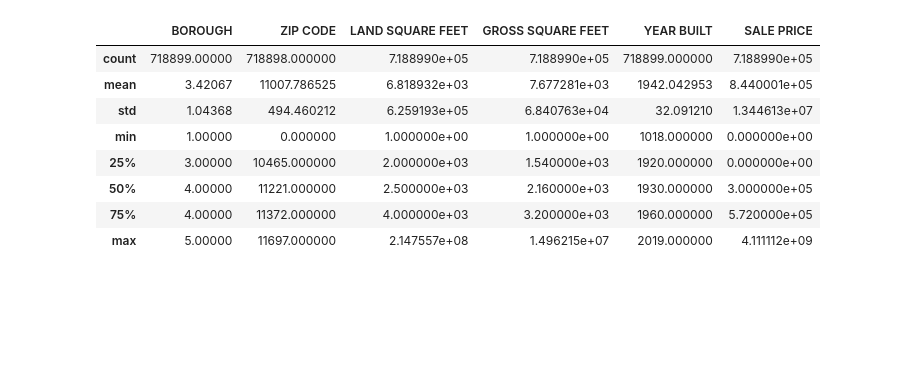
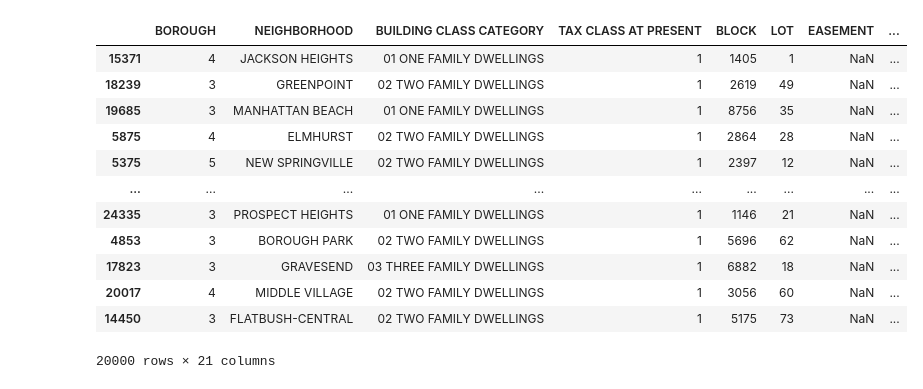
Before and after one commit to xinyuem7/nyc_housing_prediction, a Jupyter notebook: nyc-housing-price-prediction.ipynb, the cells around one changed output. Cells and saved outputs as stored; diff of their text form; code cells hidden in the pictures; blank space fills up the shorter version.

```diff
--- a/nyc-housing-price-prediction.ipynb
+++ b/nyc-housing-price-prediction.ipynb
@@ -11,10 +21,37 @@ for dirname, _, filenames in os.walk('/kaggle/input'):
         print(os.path.join(dirname, filename))
 
 # import dataset
-all_data = pd.read_csv('../input/nyc-housing-data-20032019/data.csv')
+queens = pd.read_excel("../input/nyu-properties-price-june-2021-to-may-2022/rollingsales_queens.xlsx")
+brooklyn = pd.read_excel("../input/nyu-properties-price-june-2021-to-may-2022/rollingsales_brooklyn.xlsx")
+manhattan = pd.read_excel("../input/nyu-properties-price-june-2021-to-may-2022/rollingsales_manhattan.xlsx")
+bronx = pd.read_excel("../input/nyu-properties-price-june-2021-to-may-2022/rollingsales_bronx.xlsx")
+statenisland = pd.read_excel("../input/nyu-properties-price-june-2021-to-may-2022/rollingsales_statenisland.xlsx")
+
+all_data = pd.concat([queens, brooklyn, manhattan, bronx, statenisland])
+
+# data cleaning for all_data
+all_data.info()
+all_data.describe()
+
+# According to all_data.info(), the following columns have NaN:
+# Land square feet
+# Gross square feet
+# Year built
+# Zip Code
+
+# According to all_data.describe(), the following columns have values equal to 0 which they should not have:
+# Land square feet
+# Gross square feet
+# Year built
+# Sale price
 
 # drop rows with NaN
-all_data.dropna(subset = ['LAND SQUARE FEET', 'GROSS SQUARE FEET', 'YEAR BUILT'], inplace = True)
+all_data.dropna(subset = ['LAND SQUARE FEET', 'GROSS SQUARE FEET', 'YEAR BUILT', 'SALE PRICE'], inplace = True)
+
+# drop unreasonable data
+# drop rows with LAND SQUARE FEET, GROSS SQUARE FEET, YEAR BUILT, or SALE PRICE equals to 0
+all_data = all_data.loc[~((all_data['LAND SQUARE FEET'] == 0) | (all_data['GROSS SQUARE FEET'] == 0) | (all_data['YEAR BUILT'] == 0) | (all_data['SALE PRICE'] == 0))]
+
 
 # split all_data into training and testing datasets for linear regression
 training_data, testing_data = train_test_split(all_data, test_size = 0.2, random_state = 25)
@@ -91,19 +133,32 @@ for i in df_num.columns:
 # %%
 # data cleansing for three numerical variables
-# drop rows where LAND SQUARE FEET, GROSS SQUARE FEET, YEAR BUILT or Sale price is 0
-training_data_drop_0 = training_data.loc[~((training_data['LAND SQUARE FEET'] == 0) | (training_data['GROSS SQUARE FEET'] == 0) | (training_data['YEAR BUILT'] == 0))]
+# drop rows where LAND SQUARE FEET, GROSS SQUARE FEET, YEAR BUILT or SALE PRICE is 0
+training_data_drop_0 = training_data.loc[~((training_data['LAND SQUARE FEET'] == 0) | (training_data['GROSS SQUARE FEET'] == 0) | (training_data['YEAR BUILT'] == 0) | (training_data['SALE PRICE'] == 0))]
 training_data_drop_0.describe()
 
 # NEXT STEP: research about the smallest habitable space; drop outliers
 # identifying values that are outside of the outter fence(Q3 + 3*IQ) to be outliers
 # outter_fence_land = 2800 + 3*()
+# lower_fence_price = 340000 - 1.5 * (730000 - 340000)
+
+# after researching about the smallest habitable space and the smallest apartment in NYC
+# I decided to drop rows with LAND SQUARE FEET < 60 or GROSS SQUARE FEET < 60
+# in addition, since this dataset includes data from 2003 to 2019, I looked up the
+training_data_clean = training_data_drop_0.loc[(training_data_drop_0['LAND SQUARE FEET'] >= 60) & (training_data_drop_0['GROSS SQUARE FEET'] >= 60)]
+training_data_clean.describe()
+
+training_data_clean.sort_values('SALE PRICE').head(20000)
 # %% [output]
-|  | BOROUGH | ZIP CODE | LAND SQUARE FEET | GROSS SQUARE FEET | YEAR BUILT | SALE PRICE |
-| count | 718899.00000 | 718898.000000 | 7.188990e+05 | 7.188990e+05 | 718899.000000 | 7.188990e+05 |
-| mean | 3.42067 | 11007.786525 | 6.818932e+03 | 7.677281e+03 | 1942.042953 | 8.440001e+05 |
-| std | 1.04368 | 494.460212 | 6.259193e+05 | 6.840763e+04 | 32.091210 | 1.344613e+07 |
-| min | 1.00000 | 0.000000 | 1.000000e+00 | 1.000000e+00 | 1018.000000 | 0.000000e+00 |
-| 25% | 3.00000 | 10465.000000 | 2.000000e+03 | 1.540000e+03 | 1920.000000 | 0.000000e+00 |
-| 50% | 4.00000 | 11221.000000 | 2.500000e+03 | 2.160000e+03 | 1930.000000 | 3.000000e+05 |
-| 75% | 4.00000 | 11372.000000 | 4.000000e+03 | 3.200000e+03 | 1960.000000 | 5.720000e+05 |
-| max | 5.00000 | 11697.000000 | 2.147557e+08 | 1.496215e+07 | 2019.000000 | 4.111112e+09 |
+|  | BOROUGH | NEIGHBORHOOD | BUILDING CLASS CATEGORY | TAX CLASS AT PRESENT | BLOCK | LOT | EASEMENT | ... |
+| 15371 | 4 | JACKSON HEIGHTS | 01 ONE FAMILY DWELLINGS | 1 | 1405 | 1 | NaN | ... |
+| 18239 | 3 | GREENPOINT | 02 TWO FAMILY DWELLINGS | 1 | 2619 | 49 | NaN | ... |
+| 19685 | 3 | MANHATTAN BEACH | 01 ONE FAMILY DWELLINGS | 1 | 8756 | 35 | NaN | ... |
+| 5875 | 4 | ELMHURST | 02 TWO FAMILY DWELLINGS | 1 | 2864 | 28 | NaN | ... |
+| 5375 | 5 | NEW SPRINGVILLE | 02 TWO FAMILY DWELLINGS | 1 | 2397 | 12 | NaN | ... |
+| ... | ... | ... | ... | ... | ... | ... | ... | ... |
+| 24335 | 3 | PROSPECT HEIGHTS | 01 ONE FAMILY DWELLINGS | 1 | 1146 | 21 | NaN | ... |
+| 4853 | 3 | BOROUGH PARK | 02 TWO FAMILY DWELLINGS | 1 | 5696 | 62 | NaN | ... |
+| 17823 | 3 | GRAVESEND | 03 THREE FAMILY DWELLINGS | 1 | 6882 | 18 | NaN | ... |
+| 20017 | 4 | MIDDLE VILLAGE | 02 TWO FAMILY DWELLINGS | 1 | 3056 | 60 | NaN | ... |
+| 14450 | 3 | FLATBUSH-CENTRAL | 02 TWO FAMILY DWELLINGS | 1 | 5175 | 73 | NaN | ... |
+20000 rows × 21 columns
```
Also changed, not shown: parts of 5 cells of this notebook.
